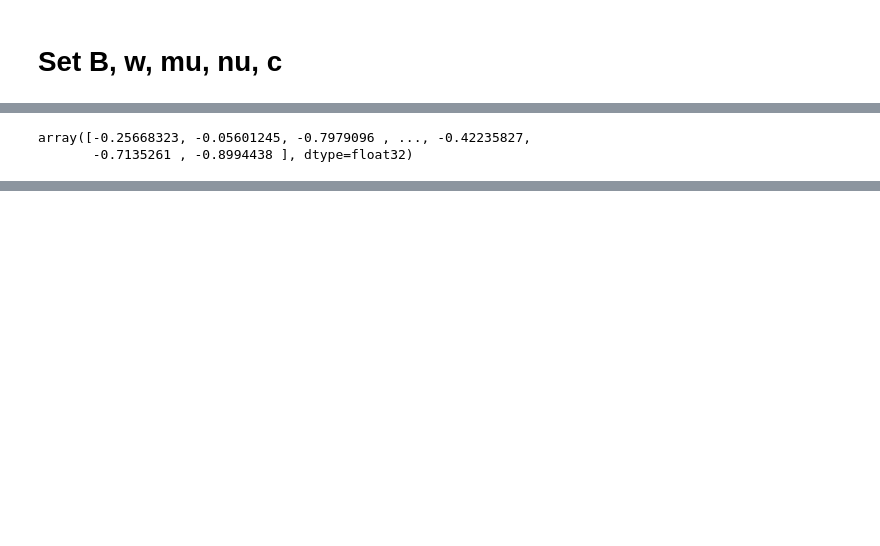
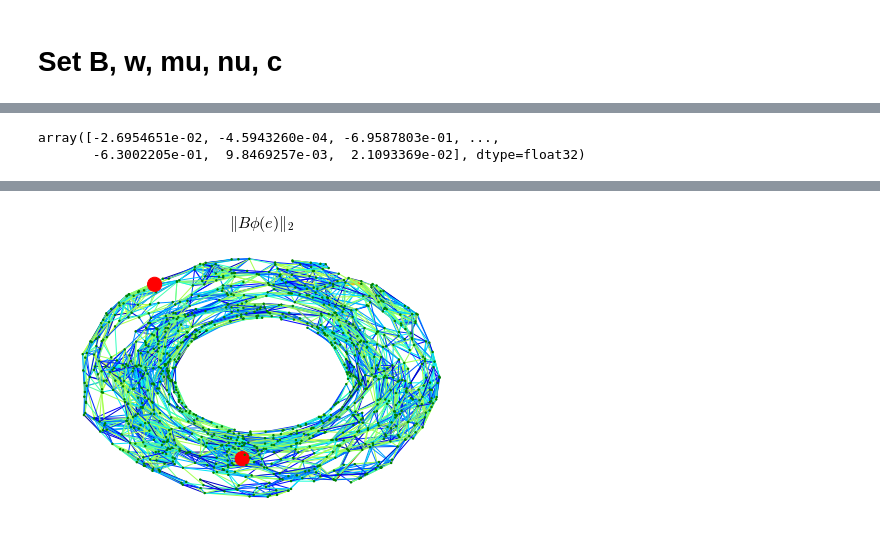
Before and after one commit to sawyer-jack-1/connection-graph-wasserstein, a Jupyter notebook: curvedtorus_connection_graph.ipynb, the cells around one changed output, grey strips where cells are left out. Cells and saved outputs as stored; diff of their text form; code cells hidden in the pictures; blank space fills up the shorter version.

```diff
--- a/curvedtorus_connection_graph.ipynb
+++ b/curvedtorus_connection_graph.ipynb
@@ -40,8 +63,9 @@ vis.data(X, labelsMat[:,0], cmap='hsv', figsize=(4,4))
 # %% [markdown]
 #  build connection graph
 # %%
-NEAREST_NEIGHBORS = 13
+NEAREST_NEIGHBORS = 28
 INTRINSIC_DIMENSION = 2
 
-CG = cnx.cnxFromData(X, k=NEAREST_NEIGHBORS, d=INTRINSIC_DIMENSION)
+#CG = cnx.cnxFromData(X, k=NEAREST_NEIGHBORS, d=INTRINSIC_DIMENSION)
+CG = cnx.cnxFromData_v2(X, 0.075, 0.1, d=INTRINSIC_DIMENSION, tol=0.35)
 # %% [output]
@@ -81,7 +88,7 @@ dest = np.random.randint(0, CG.number_of_nodes())
 
 mu = np.zeros((n * d, 1))
 nu = np.zeros((n * d, 1))
-mu[source * d: (source + 1) * d, :] = [[1],[1]]
-nu[dest * d: (dest + 1) * d, :] = [[1],[1]]
+mu[source * d: (source + 1) * d, :] = 1
+nu[dest * d: (dest + 1) * d, :] = 1
 
 c = (mu - nu)
@@ -98,7 +109,7 @@ To use the future default and silence this warning we advise to pass `rcond=None
 # %%
 learning_rate = 0.001
 alpha = 1
-n_epochs = 20000
+n_epochs = 10000
 
 B_torch = torch.tensor(B.toarray().astype('float32'))
 w_torch = torch.tensor(W.astype('float32'))
@@ -110,4 +121,5 @@ if phi0 is not None:
     print('Initial loss:', cnx.loss_fn(torch.tensor(phi0), B_torch, w_torch, c_torch))
 
 phi = cnx.optimize(B_torch, w_torch, c_torch, alpha, learning_rate, n_epochs, phi0 = phi0).detach().numpy()
+#phi = phi0
 # %% [output]
@@ -158,10 +169,10 @@ embedding = fit_obj.fit_transform(X)
 # %%
 edge_score
 # %% [output]
-array([-0.25668323, -0.05601245, -0.7979096 , ..., -0.42235827,
-       -0.7135261 , -0.8994438 ], dtype=float32)
+array([-2.6954651e-02, -4.5943260e-04, -6.9587803e-01, ...,
+       -6.3002205e-01,  9.8469257e-03,  2.1093369e-02], dtype=float32)
 # %%
-%matplotlib notebook
+%matplotlib inline
 pos = {}
 n = embedding.shape[0]
 for i in range(n):
@@ -174,15 +185,17 @@ node_color = ['g']*n
 node_color[source] = "r"
 node_color[dest] = "r"
 
-Bphi = B.dot(phi).reshape((w.shape[0],-1))
+Bphi = B.dot(phi).reshape((W.shape[0],-1))
 edge_color = np.linalg.norm(Bphi, axis=1)
 
 options = {
     "node_color": node_color,
     "edge_color": edge_color,
     "width": 1,
-    "edge_cmap": plt.cm.binary,
+    "edge_cmap": plt.cm.jet,
     "with_labels": False,
 }
 nx.draw(CG, pos=pos, node_size=node_size, **options)
+plt.title('$\left\\|B\\phi(e)\\right\\|_2$')
+plt.show()
 # %% [output]
@@ -191 +202,2 @@ nx.draw(CG, pos=pos, node_size=node_size, **options)
+[figure, added]
 # %%
```
Also changed, not shown: parts of 13 cells of this notebook, 1 other file.
